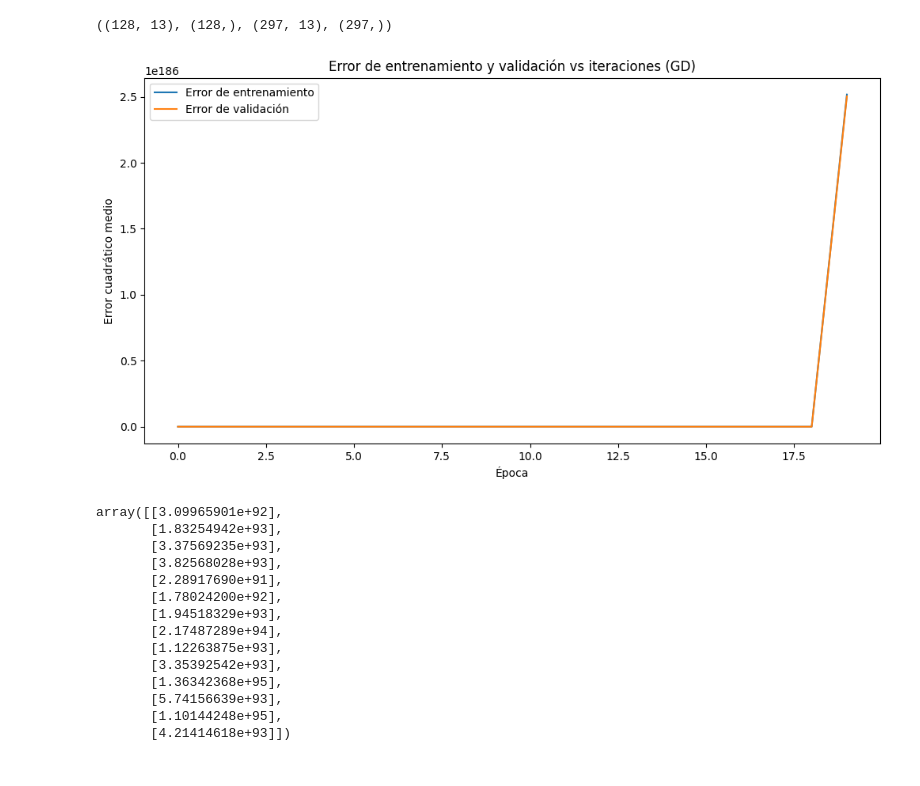
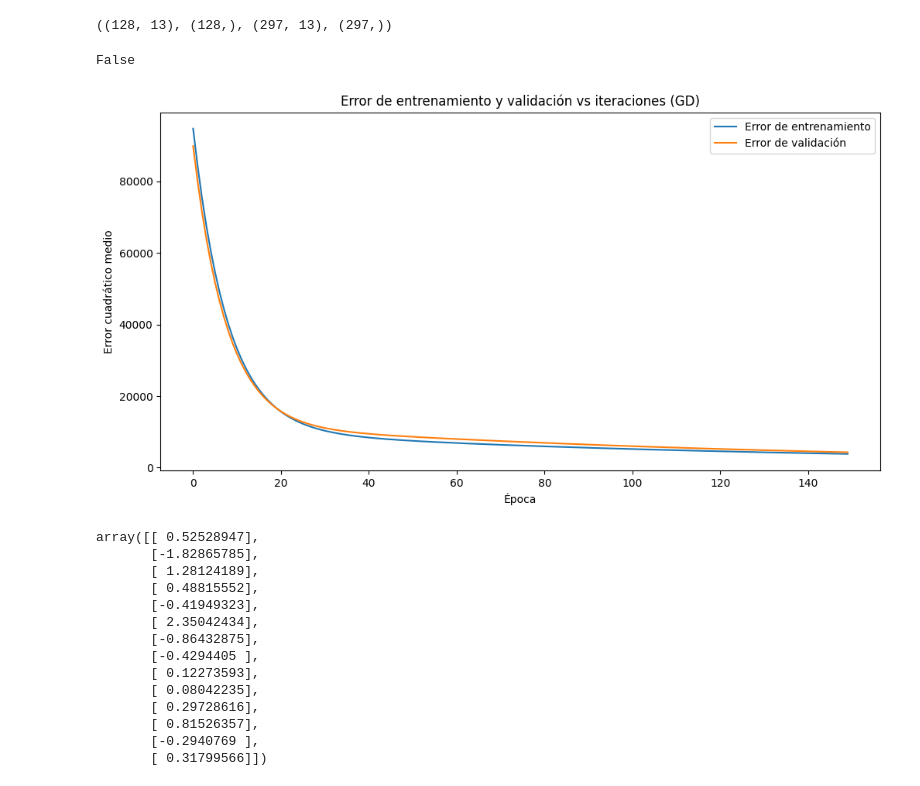
Before and after one commit to julilc/AA1-TUIA-LopezCeratto-RodriguezGrino-Slepoy, a Jupyter notebook: Tp-regresion-AA1-Kn.ipynb, the cells around one changed output. Saved outputs shown, nothing was run; the diff lists cells and outputs as text; code cells hidden in the pictures.

```diff
--- a/Tp-regresion-AA1-Kn.ipynb
+++ b/Tp-regresion-AA1-Kn.ipynb
@@ -465,20 +466,21 @@ y_val= y_val.values.reshape(-1, 1)
 #X_test= X_test.values.reshape(-1, 1)
 y_test= y_test.values.reshape(-1, 1)
 # %%
-gradient_descent(X_train, y_train, X_val, y_val, lr=0.1, epochs=20)
+gradient_descent(X_train, y_train, X_val, y_val, lr=0.0000001, epochs=150)
 # %% [output]
+False
-[figure, old version]
+[figure, new version]
-array([[3.09965901e+92],
-       [1.83254942e+93],
-       [3.37569235e+93],
-       [3.82568028e+93],
-       [2.28917690e+91],
-       [1.78024200e+92],
-       [1.94518329e+93],
-       [2.17487289e+94],
-       [1.12263875e+93],
-       [3.35392542e+93],
-       [1.36342368e+95],
-       [5.74156639e+93],
-       [1.10144248e+95],
-       [4.21414618e+93]])
+array([[ 0.52528947],
+       [-1.82865785],
+       [ 1.28124189],
+       [ 0.48815552],
+       [-0.41949323],
+       [ 2.35042434],
+       [-0.86432875],
+       [-0.4294405 ],
+       [ 0.12273593],
+       [ 0.08042235],
+       [ 0.29728616],
+       [ 0.81526357],
+       [-0.2940769 ],
+       [ 0.31799566]])
```
Also changed, not shown: parts of 1 cell of this notebook.
